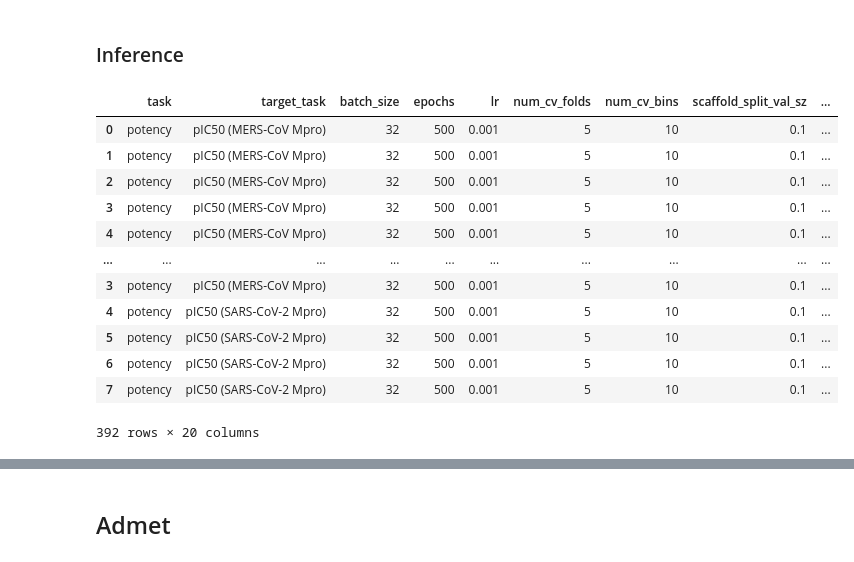
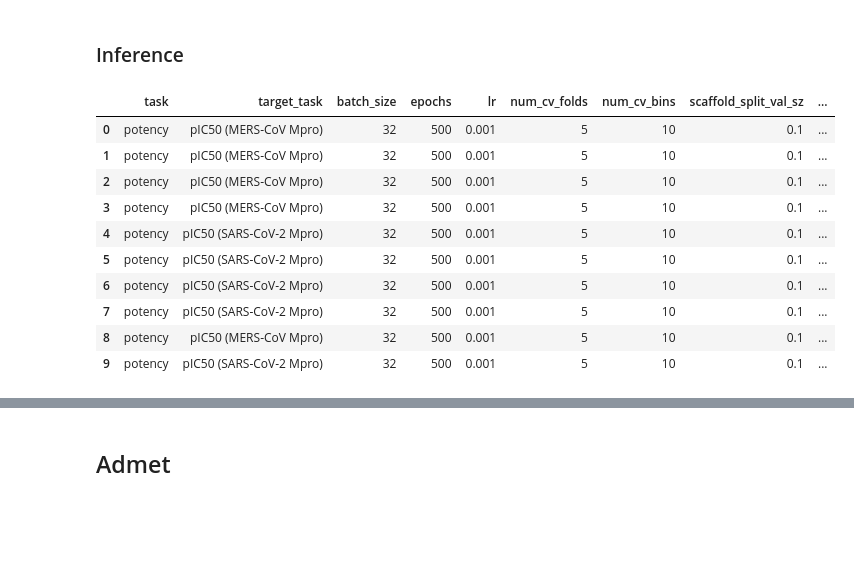
Before and after one commit to aehrlich1/ximp, a Jupyter notebook: data_evaluation.ipynb, the cells around one changed output, grey strips where cells are left out. Saved outputs shown, nothing was run; the diff lists cells and outputs as text; code cells hidden in the pictures; blank space fills up the shorter version.

```diff
--- a/data_evaluation.ipynb
+++ b/data_evaluation.ipynb
@@ -35,24 +42,22 @@ sns.displot(data=test_scaffold.y, kde=True, legend=False).set_xlabels(target_tas
 ### Inference
 # %%
 # Combine results of gnn and ecfp
-df_gnn = pd.read_csv("./results/potency_gnn_results.csv")
-df_ecfp = pd.read_csv("./results/potency_ecfp_results.csv")
-df = pd.concat([df_gnn, df_ecfp])
-df = df.convert_dtypes()
-df
+df_potency_gnn = pd.read_csv("./results/potency_gnn_results.csv")
+df_potency_ecfp = pd.read_csv("./results/potency_ecfp_results.csv")
+df_potency = pd.concat([df_potency_gnn, df_potency_ecfp]).reset_index(drop=True)
+df_potency = df_potency.convert_dtypes()
+df_potency
 # %% [output]
 |  | task | target_task | batch_size | epochs | lr | num_cv_folds | num_cv_bins | scaffold_split_val_sz | ... |
 | 0 | potency | pIC50 (MERS-CoV Mpro) | 32 | 500 | 0.001 | 5 | 10 | 0.1 | ... |
 | 1 | potency | pIC50 (MERS-CoV Mpro) | 32 | 500 | 0.001 | 5 | 10 | 0.1 | ... |
 | 2 | potency | pIC50 (MERS-CoV Mpro) | 32 | 500 | 0.001 | 5 | 10 | 0.1 | ... |
 | 3 | potency | pIC50 (MERS-CoV Mpro) | 32 | 500 | 0.001 | 5 | 10 | 0.1 | ... |
-| 4 | potency | pIC50 (MERS-CoV Mpro) | 32 | 500 | 0.001 | 5 | 10 | 0.1 | ... |
-| ... | ... | ... | ... | ... | ... | ... | ... | ... | ... |
-| 3 | potency | pIC50 (MERS-CoV Mpro) | 32 | 500 | 0.001 | 5 | 10 | 0.1 | ... |
 | 4 | potency | pIC50 (SARS-CoV-2 Mpro) | 32 | 500 | 0.001 | 5 | 10 | 0.1 | ... |
 | 5 | potency | pIC50 (SARS-CoV-2 Mpro) | 32 | 500 | 0.001 | 5 | 10 | 0.1 | ... |
 | 6 | potency | pIC50 (SARS-CoV-2 Mpro) | 32 | 500 | 0.001 | 5 | 10 | 0.1 | ... |
 | 7 | potency | pIC50 (SARS-CoV-2 Mpro) | 32 | 500 | 0.001 | 5 | 10 | 0.1 | ... |
+| 8 | potency | pIC50 (MERS-CoV Mpro) | 32 | 500 | 0.001 | 5 | 10 | 0.1 | ... |
+| 9 | potency | pIC50 (SARS-CoV-2 Mpro) | 32 | 500 | 0.001 | 5 | 10 | 0.1 | ... |
-392 rows × 20 columns
 # %%
 # Group by target_task and find the row with minimum mean_val_loss for each group
```
Also changed, not shown: parts of 22 cells of this notebook, 1 other file.
